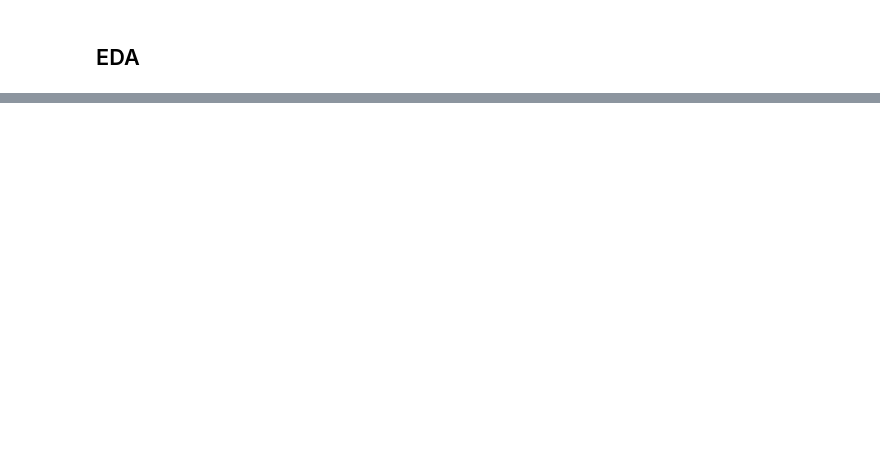
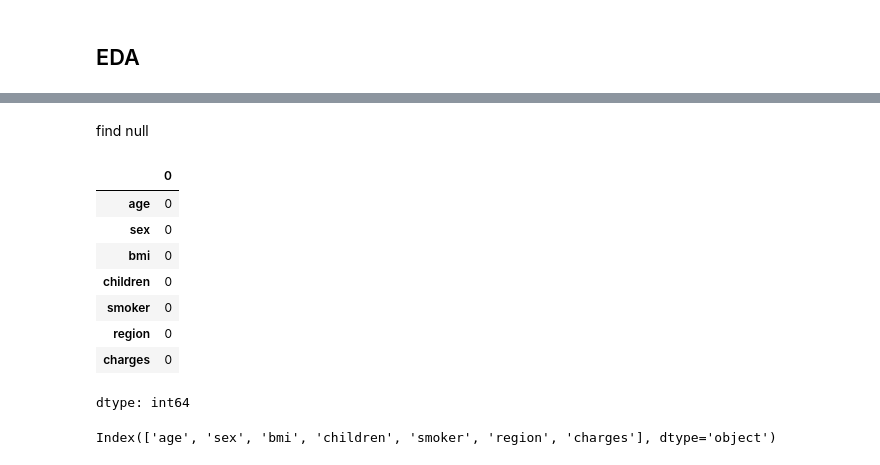
Before and after one commit to ManabBiswas/Machine-Learning, a Jupyter notebook: ML_ project_1/insurance.ipynb, the cells around one changed output, grey strips where cells are left out. Drawn from its saved outputs; the diff is of its cells as text; code cells hidden in the pictures; blank space fills up the shorter version.

```diff
--- a/ML_ project_1/insurance.ipynb
+++ b/ML_ project_1/insurance.ipynb
@@ -33,0 +95,18 @@ df
+# %% [markdown]
+find null
+# %%
+df.isnull().sum()
+# %% [output]
+|  | 0 |
+| age | 0 |
+| sex | 0 |
+| bmi | 0 |
+| children | 0 |
+| smoker | 0 |
+| region | 0 |
+| charges | 0 |
+dtype: int64
+# %%
+df.columns
+# %% [output]
+Index(['age', 'sex', 'bmi', 'children', 'smoker', 'region', 'charges'], dtype='object')
```
Also changed, not shown: parts of 14 cells of this notebook.
